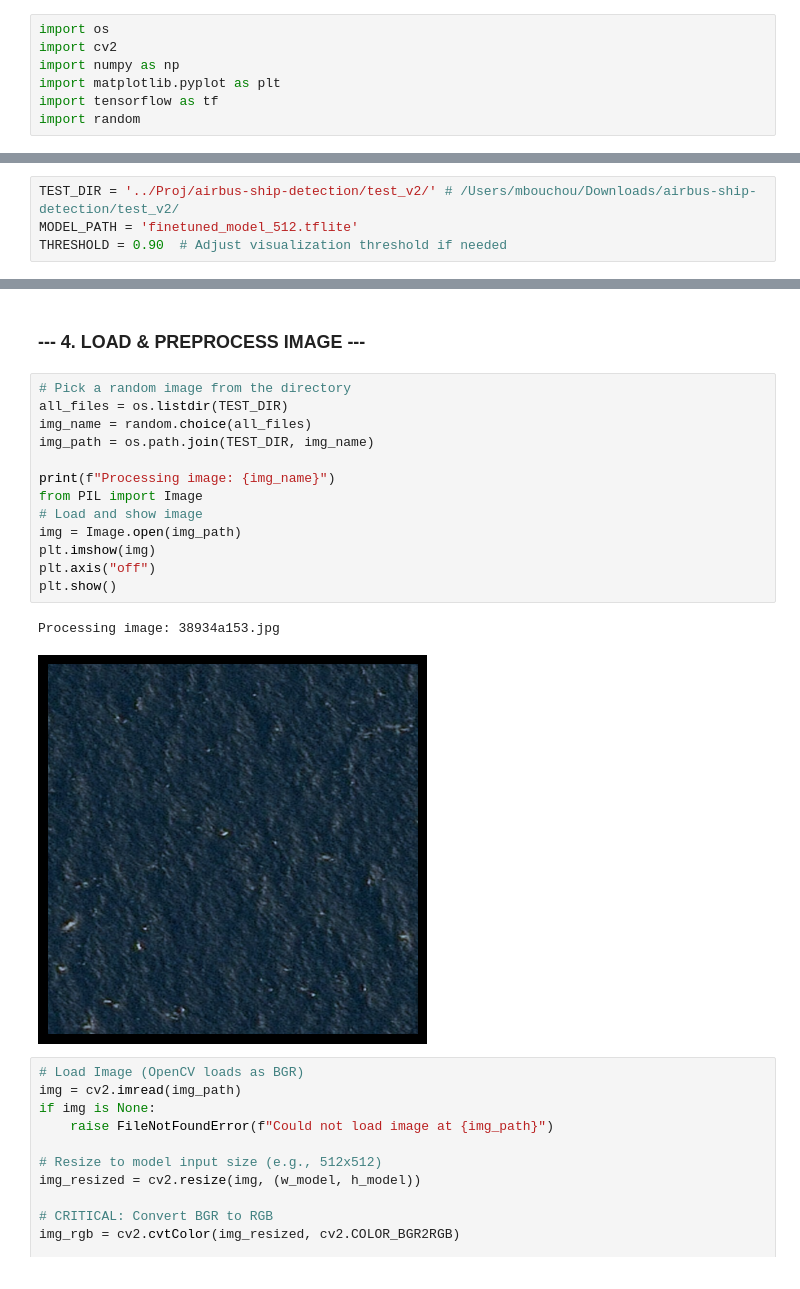
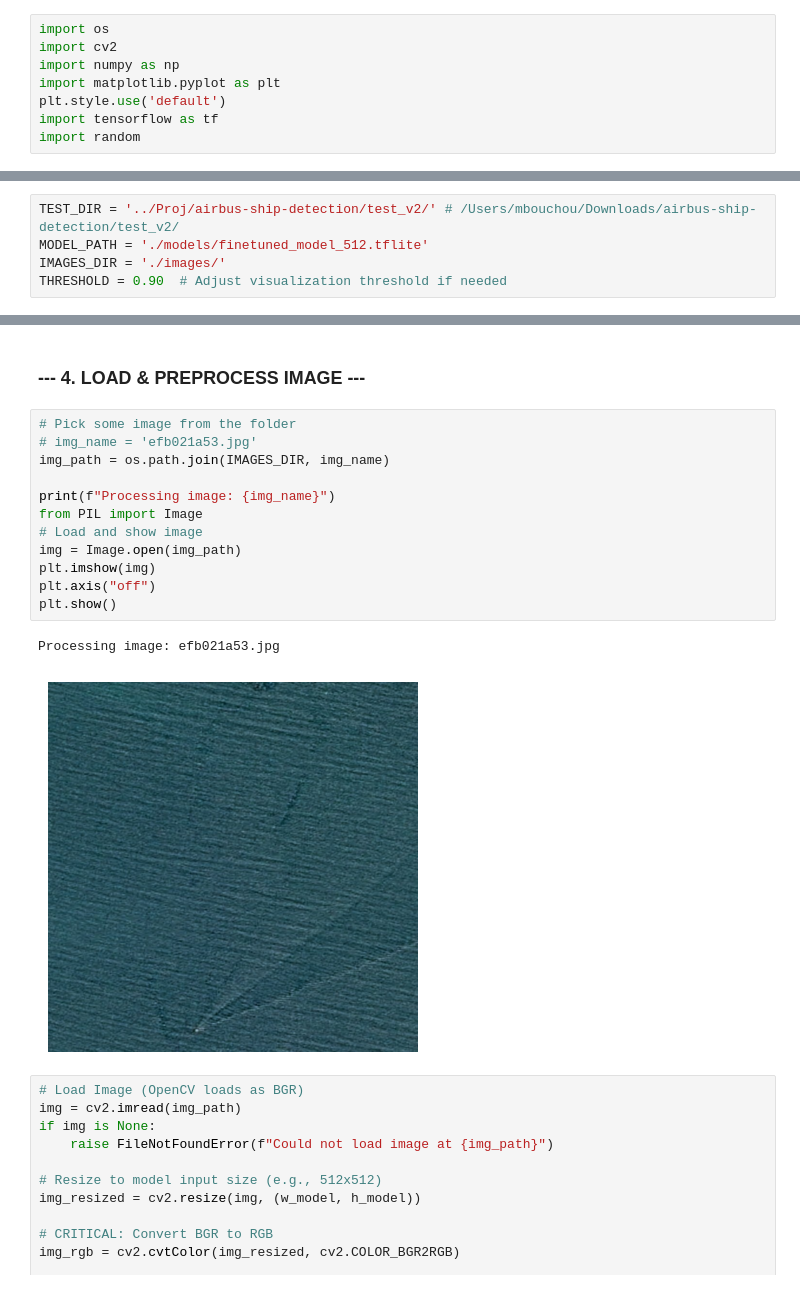
Before and after one commit to Mehdi1704/airbus-ship-detection, a Jupyter notebook: inference.ipynb, the cells around one changed output, grey strips where cells are left out. Drawn from its saved outputs; the diff is of its cells as text.

Commit message:
Added testing images for inference.ipynb

```diff
--- a/inference.ipynb
+++ b/inference.ipynb
@@ -3,13 +3,15 @@ import os
 import cv2
 import numpy as np
 import matplotlib.pyplot as plt
+plt.style.use('default')
 import tensorflow as tf
 import random
 # %% [markdown]
 ### --- 1. CONFIGURATION ---
 # %%
 TEST_DIR = '../Proj/airbus-ship-detection/test_v2/' # /Users/mbouchou/Downloads/airbus-ship-detection/test_v2/
-MODEL_PATH = 'finetuned_model_512.tflite'
+MODEL_PATH = './models/finetuned_model_512.tflite'
+IMAGES_DIR = './images/'
 THRESHOLD = 0.90  # Adjust visualization threshold if needed
 # %% [markdown]
 ### --- 2. ENVIRONMENT SETUP ---
@@ -40,21 +45,20 @@ Loading model from: finetuned_model_512.tflite
 # %% [markdown]
 ### --- 4. LOAD & PREPROCESS IMAGE ---
 # %%
-# Pick a random image from the directory
-all_files = os.listdir(TEST_DIR)
-img_name = random.choice(all_files)
-img_path = os.path.join(TEST_DIR, img_name)
+# Pick some image from the folder
+# img_name = 'efb021a53.jpg'
+img_path = os.path.join(IMAGES_DIR, img_name)
 
 print(f"Processing image: {img_name}")
 from PIL import Image
 # Load and show image
 img = Image.open(img_path)
 plt.imshow(img)
 plt.axis("off")
 plt.show()
 # %% [output]
-Processing image: 38934a153.jpg
+Processing image: efb021a53.jpg
-[figure, old version]
+[figure, new version]
 # %%
 # Load Image (OpenCV loads as BGR)
 img = cv2.imread(img_path)
```
Also changed, not shown: parts of 3 cells of this notebook, 10 other files.
